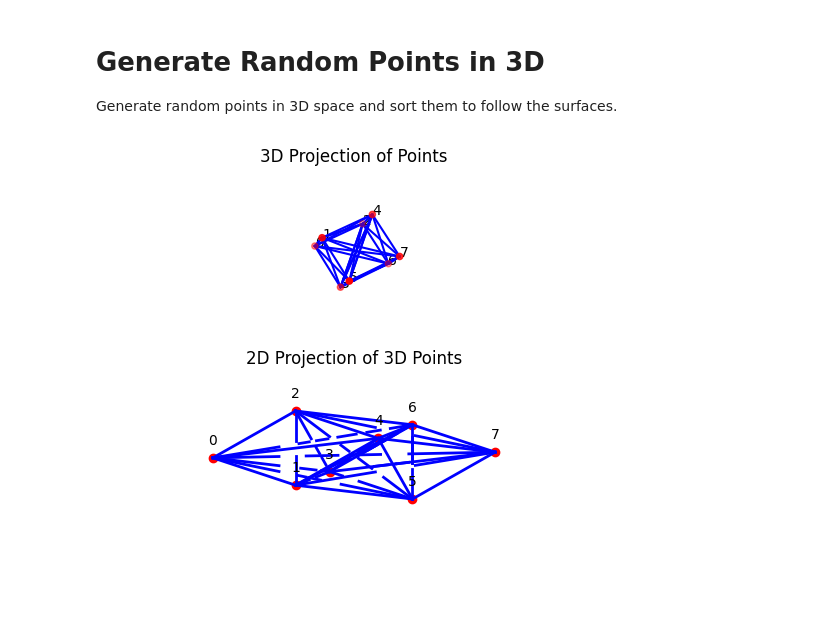
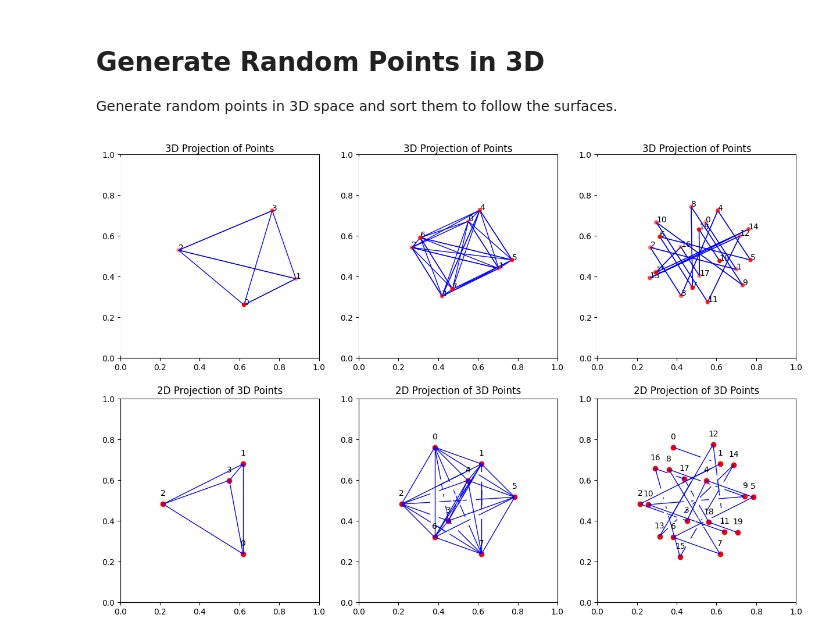
Before and after one commit to songjoon/knotvis, a Jupyter notebook: main.ipynb, the cells around one changed output. Drawn from its saved outputs; the diff is of its cells as text; code cells hidden in the pictures; blank space fills up the shorter version.

Commit message:
visualization modulization ended

```diff
--- a/main.ipynb
+++ b/main.ipynb
@@ -172,59 +170,75 @@ def rotation_matrix_z(theta):
     ])
 # %%
 from matplotlib.animation import FuncAnimation
+from matplotlib.animation import FFMpegWriter
 
 # Generate random points in 3D
 points = [(random.uniform(-10, 10), random.uniform(-10, 10), random.uniform(-10, 10)) for _ in range(15)]
-points = [
+three_points = [
     (1, 1, 1), (-1, -1, 1), (-1, 1, -1), (1, -1, -1)
 ]
 # Define the vertices of a cube
-points = [
+four_points = [
     (-1, -1, -1), (-1, -1, 1), (-1, 1, -1), (-1, 1, 1),
     (1, -1, -1), (1, -1, 1), (1, 1, -1), (1, 1, 1)
 ]
 
-#phi = (1 + np.sqrt(5)) / 2  # Golden ratio
-# points = [
-#     (-1, -1, -1), (-1, -1, 1), (-1, 1, -1), (-1, 1, 1),
-#     (1, -1, -1), (1, -1, 1), (1, 1, -1), (1, 1, 1),
-#     (0, -1/phi, -phi), (0, -1/phi, phi), (0, 1/phi, -phi), (0, 1/phi, phi),
-#     (-1/phi, -phi, 0), (-1/phi, phi, 0), (1/phi, -phi, 0), (1/phi, phi, 0),
-#     (-phi, 0, -1/phi), (-phi, 0, 1/phi), (phi, 0, -1/phi), (phi, 0, 1/phi)
-# ]
-points = [np.dot(rotation_matrix_x(np.pi/4 + 2), np.dot(rotation_matrix_y(np.pi/4), np.dot(rotation_matrix_z(np.pi/4),point))) for point in points]
 
+phi = (1 + np.sqrt(5)) / 2  # Golden ratio
+five_points = [
+    (-1, -1, -1), (-1, -1, 1), (-1, 1, -1), (-1, 1, 1),
+    (1, -1, -1), (1, -1, 1), (1, 1, -1), (1, 1, 1),
+    (0, -1/phi, -phi), (0, -1/phi, phi), (0, 1/phi, -phi), (0, 1/phi, phi),
+    (-1/phi, -phi, 0), (-1/phi, phi, 0), (1/phi, -phi, 0), (1/phi, phi, 0),
+    (-phi, 0, -1/phi), (-phi, 0, 1/phi), (phi, 0, -1/phi), (phi, 0, 1/phi)
+]
+three_points = [np.dot(rotation_matrix_x(np.pi/4 + 2), np.dot(rotation_matrix_y(np.pi/4), np.dot(rotation_matrix_z(np.pi/4),point))) for point in three_points]
+four_points = [np.dot(rotation_matrix_x(np.pi/4 + 2), np.dot(rotation_matrix_y(np.pi/4), np.dot(rotation_matrix_z(np.pi/4),point))) for point in four_points]
+five_points = [np.dot(rotation_matrix_x(np.pi/4 + 2), np.dot(rotation_matrix_y(np.pi/4), np.dot(rotation_matrix_z(np.pi/4),point))) for point in five_points]
 # Sort points to follow the surfaces
 sorted_points = sorted(points, key=lambda p: (p[0], p[1], p[2]))
 points = sorted_points
 x, y, z = zip(*points)
 
 # Scatter plot of the points
-fig = plt.figure()
-ax1 = fig.add_subplot(211, projection='3d')
-ax2 = fig.add_subplot(212)
+fig, axs = plt.subplots(2, 3, figsize=(15, 10))
+ax1 = fig.add_subplot(231, projection='3d')
+ax2 = fig.add_subplot(234)
+ax3 = fig.add_subplot(232, projection='3d')
+ax4 = fig.add_subplot(235)
+ax5 = fig.add_subplot(233, projection='3d')
+ax6 = fig.add_subplot(236)
 
 # Function to update the plot
-def update(num, x, y, z, ax1, ax2):
-    theta = num / 1000 * 2 * np.pi
+def update(num, x, y, z, ax1, ax2,ax3,ax4,ax5,ax6):
+    theta = num/ 700 * 2 * np.pi
     R_x = rotation_matrix_x(1.3*theta)
     R_y = rotation_matrix_y(2.1 * theta)
     R_z = rotation_matrix_z(4.4 * theta)
-    rotated_points = [np.dot(R_z, np.dot(R_y, np.dot(R_x, point))) for point in points]
-    #rotated_points = [np.dot(R_x, point) for point in points]
+    rotated_three_points = [np.dot(R_z, np.dot(R_y, np.dot(R_x, point))) for point in three_points]
 
-    x, y, z = zip(*rotated_points)
+    show_3d(*zip(*rotated_three_points),connect_all_points(len(three_points)),ax1)
+    show_2d(*zip(*rotated_three_points), connect_all_points(len(three_points)), ax2)
+    rotated_four_points = [np.dot(R_z, np.dot(R_y, np.dot(R_x, point))) for point in four_points]
 
-    show_3d(x,y,z,connect_all_points(len(x)),ax1)
-    show_2d(x, y, z, connect_all_points(len(x)), ax2)
+    show_3d(*zip(*rotated_four_points),connect_all_points(len(four_points)),ax3)
+    show_2d(*zip(*rotated_four_points), connect_all_points(len(four_points)), ax4)
 
-    return ax1, ax2
+
+    rotated_five_points = [np.dot(R_z, np.dot(R_y, np.dot(R_x, point))) for point in five_points]
+    show_3d(*zip(*rotated_five_points),connect_points_in_order(len(five_points)),ax5)
+    show_2d(*zip(*rotated_five_points), connect_points_in_order(len(five_points)), ax6)
+
+
+    return ax1, ax2, ax3, ax4, ax5, ax6
 
 # Create an animation
-ani = FuncAnimation(fig, update, frames=100, fargs=(x, y, z, ax1, ax2), interval=100)
+ani = FuncAnimation(fig, update, frames=500, fargs=(x, y, z, ax1, ax2,ax3,ax4,ax5,ax6), interval=100)
 
 #plt.show()
 # Save the animation as a video file
-ani.save('3d_rotation23.mp4', writer='ffmpeg', fps=60)
+# Save the animation as a video file with GPU acceleration
+writer = FFMpegWriter(fps=30)
+ani.save('knot_theory_visualization.mp4', writer=writer)
 # %% [output]
-[figure, old version]
+[figure, new version]
```
Also changed, not shown: parts of 1 cell of this notebook, 4 other files.
